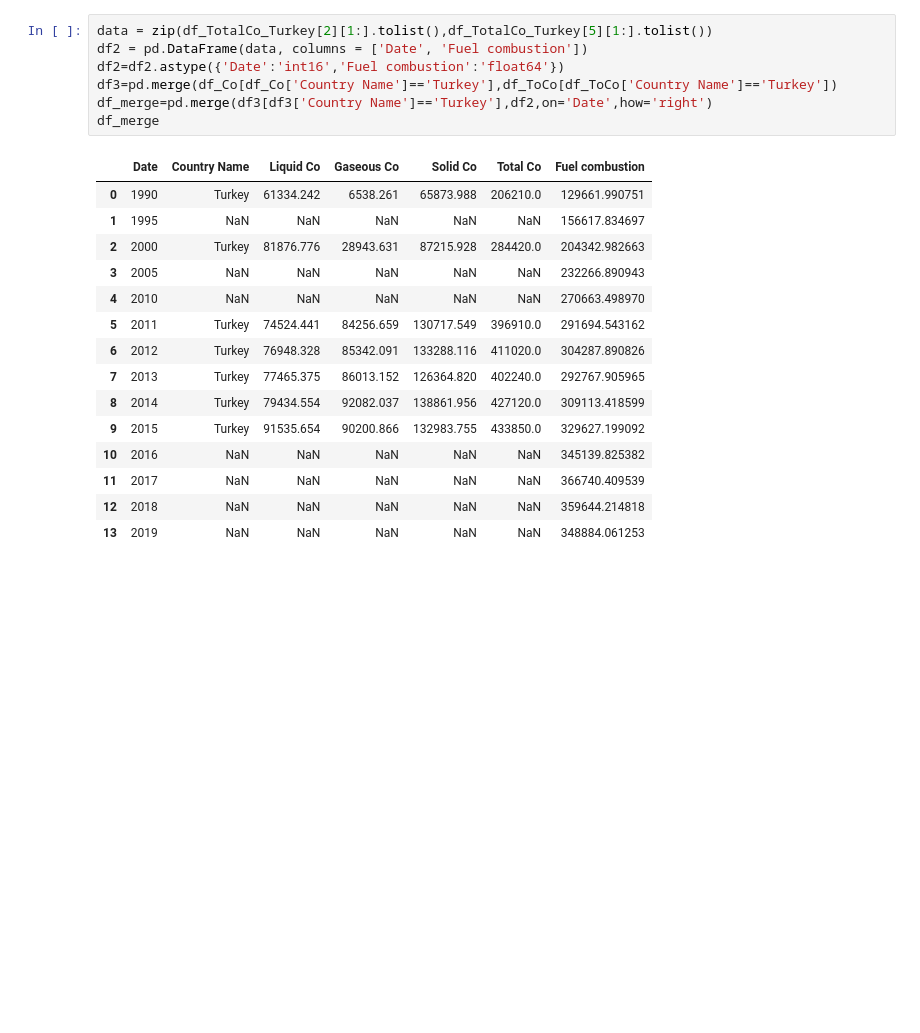
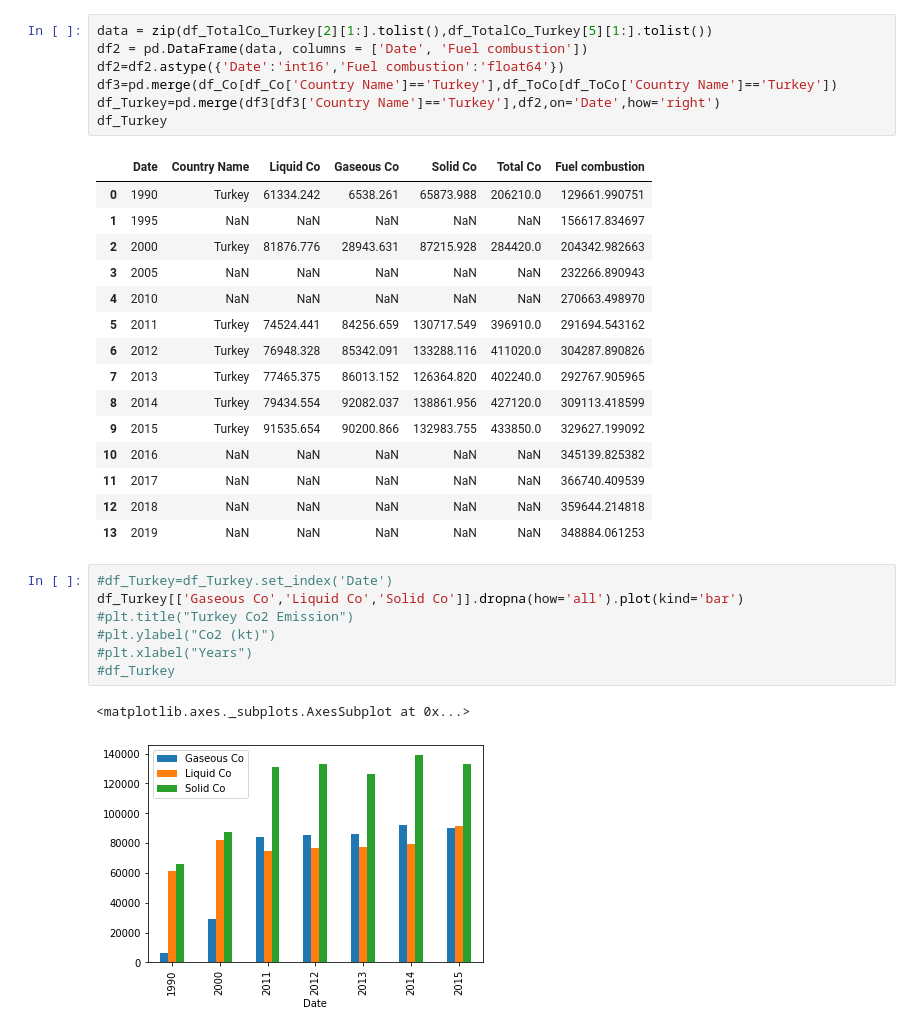
Before and after one commit to busranur-sr/ClimateChange, a Jupyter notebook: Co2Emission.ipynb, the cells around one changed output. Saved outputs shown, nothing was run; the diff lists cells and outputs as text; blank space fills up the shorter version.

```diff
--- a/Co2Emission.ipynb
+++ b/Co2Emission.ipynb
@@ -86,8 +86,8 @@ data = zip(df_TotalCo_Turkey[2][1:].tolist(),df_TotalCo_Turkey[5][1:].tolist())
 df2 = pd.DataFrame(data, columns = ['Date', 'Fuel combustion'])
 df2=df2.astype({'Date':'int16','Fuel combustion':'float64'})
 df3=pd.merge(df_Co[df_Co['Country Name']=='Turkey'],df_ToCo[df_ToCo['Country Name']=='Turkey'])
-df_merge=pd.merge(df3[df3['Country Name']=='Turkey'],df2,on='Date',how='right')
-df_merge
+df_Turkey=pd.merge(df3[df3['Country Name']=='Turkey'],df2,on='Date',how='right')
+df_Turkey
 # %% [output]
 |  | Date | Country Name | Liquid Co | Gaseous Co | Solid Co | Total Co | Fuel combustion |
 | 0 | 1990 | Turkey | 61334.242 | 6538.261 | 65873.988 | 206210.0 | 129661.990751 |
@@ -104,3 +104,13 @@ df_merge
 | 11 | 2017 | NaN | NaN | NaN | NaN | NaN | 366740.409539 |
 | 12 | 2018 | NaN | NaN | NaN | NaN | NaN | 359644.214818 |
 | 13 | 2019 | NaN | NaN | NaN | NaN | NaN | 348884.061253 |
+# %%
+#df_Turkey=df_Turkey.set_index('Date')
+df_Turkey[['Gaseous Co','Liquid Co','Solid Co']].dropna(how='all').plot(kind='bar')
+#plt.title("Turkey Co2 Emission")
+#plt.ylabel("Co2 (kt)")
+#plt.xlabel("Years")
+#df_Turkey
+# %% [output]
+<matplotlib.axes._subplots.AxesSubplot at 0x...>
+[figure, added]
```
